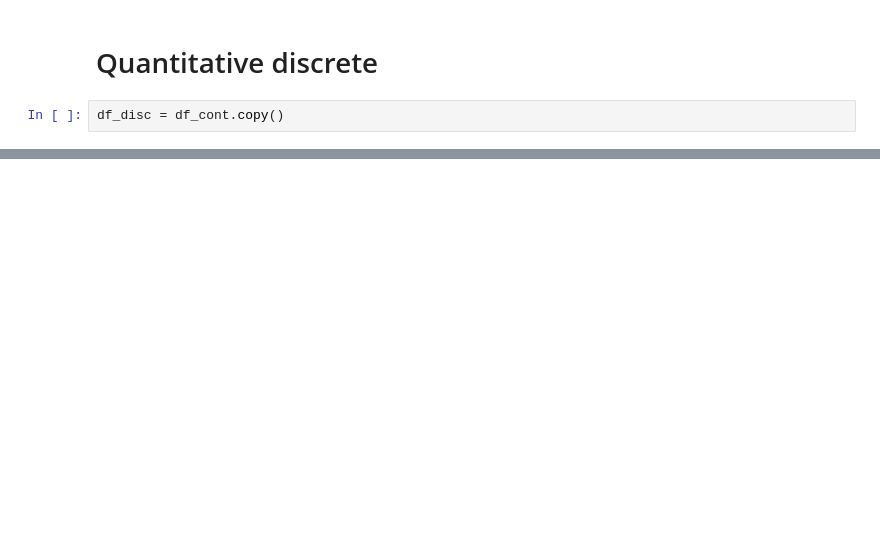
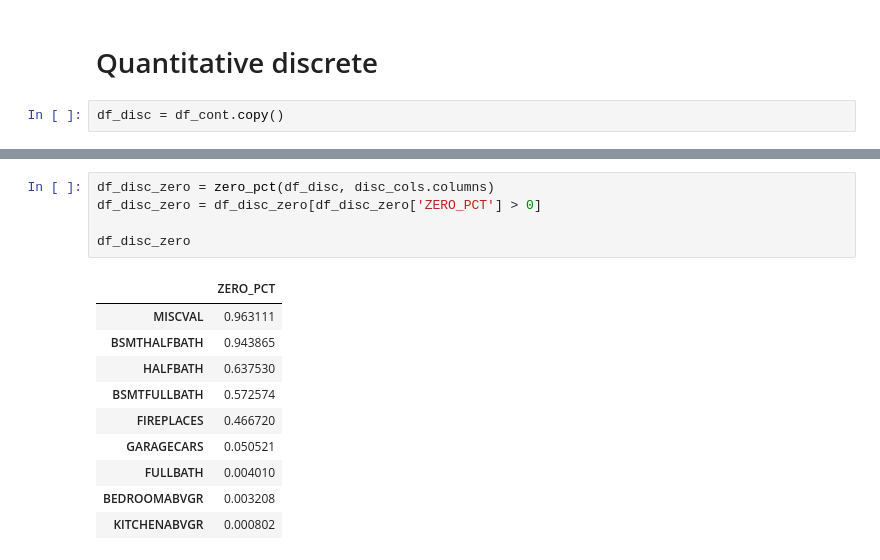
Before and after one commit to lucasamtaylor01/KaggleHousePrices, a Jupyter notebook: noteboks/03_feature_engineering.ipynb, the cells around one changed output, grey strips where cells are left out. Drawn from its saved outputs; the diff is of its cells as text; blank space fills up the shorter version.

```diff
--- a/noteboks/03_feature_engineering.ipynb
+++ b/noteboks/03_feature_engineering.ipynb
@@ -539,0 +564,16 @@ df_disc = df_cont.copy()
+# %%
+df_disc_zero = zero_pct(df_disc, disc_cols.columns)
+df_disc_zero = df_disc_zero[df_disc_zero['ZERO_PCT'] > 0]
+
+df_disc_zero
+# %% [output]
+|  | ZERO_PCT |
+| MISCVAL | 0.963111 |
+| BSMTHALFBATH | 0.943865 |
+| HALFBATH | 0.637530 |
+| BSMTFULLBATH | 0.572574 |
+| FIREPLACES | 0.466720 |
+| GARAGECARS | 0.050521 |
+| FULLBATH | 0.004010 |
+| BEDROOMABVGR | 0.003208 |
+| KITCHENABVGR | 0.000802 |
```
Also changed, not shown: parts of 13 cells of this notebook.
